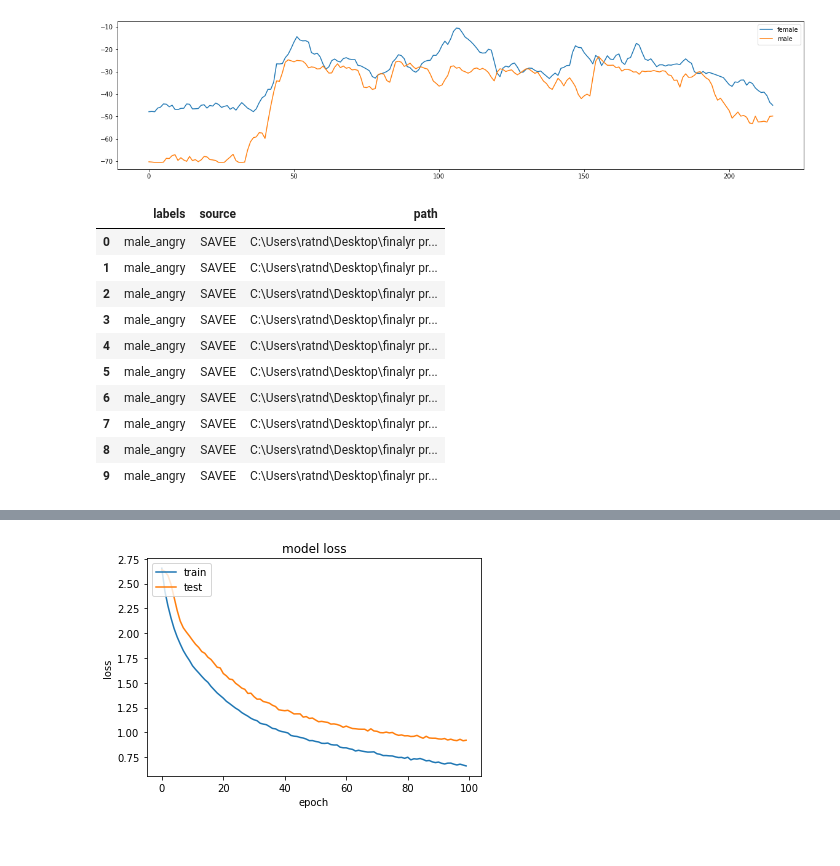
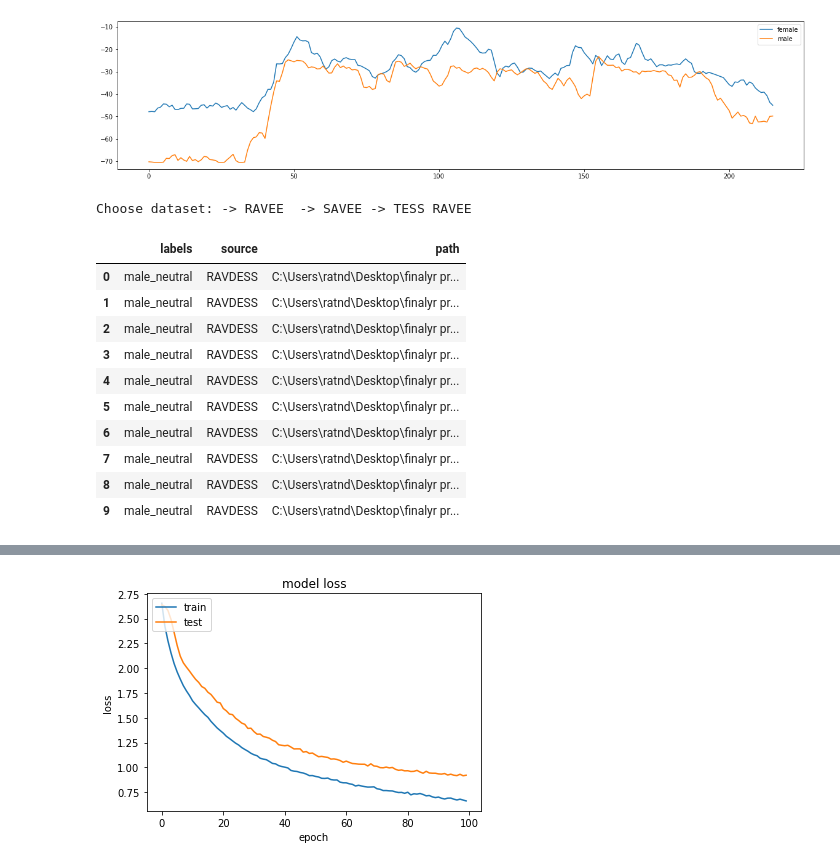
Before and after one commit to Ratndeepk/emotion_detection_in_audio, a Jupyter notebook: Final year Project.ipynb, the cells around one changed output, grey strips where cells are left out. Saved outputs shown, nothing was run; the diff lists cells and outputs as text; code cells hidden in the pictures.

```diff
--- a/Final year Project.ipynb
+++ b/Final year Project.ipynb
@@ -355,21 +333,28 @@ import seaborn as sns
 import glob
 import os
 import pickle
-# %%
-full_path = pd.read_csv(r"C:\Users\ratnd\Desktop\finalyr project\Data_path.csv")
-full_path.head(10)
-# %% [output]
-|  | labels | source | path |
-| 0 | male_angry | SAVEE | C:\Users\ratnd\Desktop\finalyr pr... |
-| 1 | male_angry | SAVEE | C:\Users\ratnd\Desktop\finalyr pr... |
-| 2 | male_angry | SAVEE | C:\Users\ratnd\Desktop\finalyr pr... |
-| 3 | male_angry | SAVEE | C:\Users\ratnd\Desktop\finalyr pr... |
-| 4 | male_angry | SAVEE | C:\Users\ratnd\Desktop\finalyr pr... |
-| 5 | male_angry | SAVEE | C:\Users\ratnd\Desktop\finalyr pr... |
-| 6 | male_angry | SAVEE | C:\Users\ratnd\Desktop\finalyr pr... |
-| 7 | male_angry | SAVEE | C:\Users\ratnd\Desktop\finalyr pr... |
-| 8 | male_angry | SAVEE | C:\Users\ratnd\Desktop\finalyr pr... |
-| 9 | male_angry | SAVEE | C:\Users\ratnd\Desktop\finalyr pr... |
+# %%
+dataset = input("Choose dataset: -> RAVEE  -> SAVEE -> TESS ")
+if dataset=="RAVEE":
+    full_path = pd.read_csv(r"C:\Users\ratnd\Desktop\finalyr project\Rav_path.csv")
+elif dataset=="SAVEE":
+    full_path = pd.read_csv(r"C:\Users\ratnd\Desktop\finalyr project\Savee_path.csv")
+else:
+    full_path = pd.read_csv(r"C:\Users\ratnd\Desktop\finalyr project\TESS_path.csv")
+full_path.head(10)
+# %% [output]
+Choose dataset: -> RAVEE  -> SAVEE -> TESS RAVEE
+|  | labels | source | path |
+| 0 | male_neutral | RAVDESS | C:\Users\ratnd\Desktop\finalyr pr... |
+| 1 | male_neutral | RAVDESS | C:\Users\ratnd\Desktop\finalyr pr... |
+| 2 | male_neutral | RAVDESS | C:\Users\ratnd\Desktop\finalyr pr... |
+| 3 | male_neutral | RAVDESS | C:\Users\ratnd\Desktop\finalyr pr... |
+| 4 | male_neutral | RAVDESS | C:\Users\ratnd\Desktop\finalyr pr... |
+| 5 | male_neutral | RAVDESS | C:\Users\ratnd\Desktop\finalyr pr... |
+| 6 | male_neutral | RAVDESS | C:\Users\ratnd\Desktop\finalyr pr... |
+| 7 | male_neutral | RAVDESS | C:\Users\ratnd\Desktop\finalyr pr... |
+| 8 | male_neutral | RAVDESS | C:\Users\ratnd\Desktop\finalyr pr... |
+| 9 | male_neutral | RAVDESS | C:\Users\ratnd\Desktop\finalyr pr... |
 # %%
 def choosen_feature_extractor(fe):
     df = pd.DataFrame(columns=['feature'])
```
Also changed, not shown: parts of 17 cells of this notebook, 3 other files.
